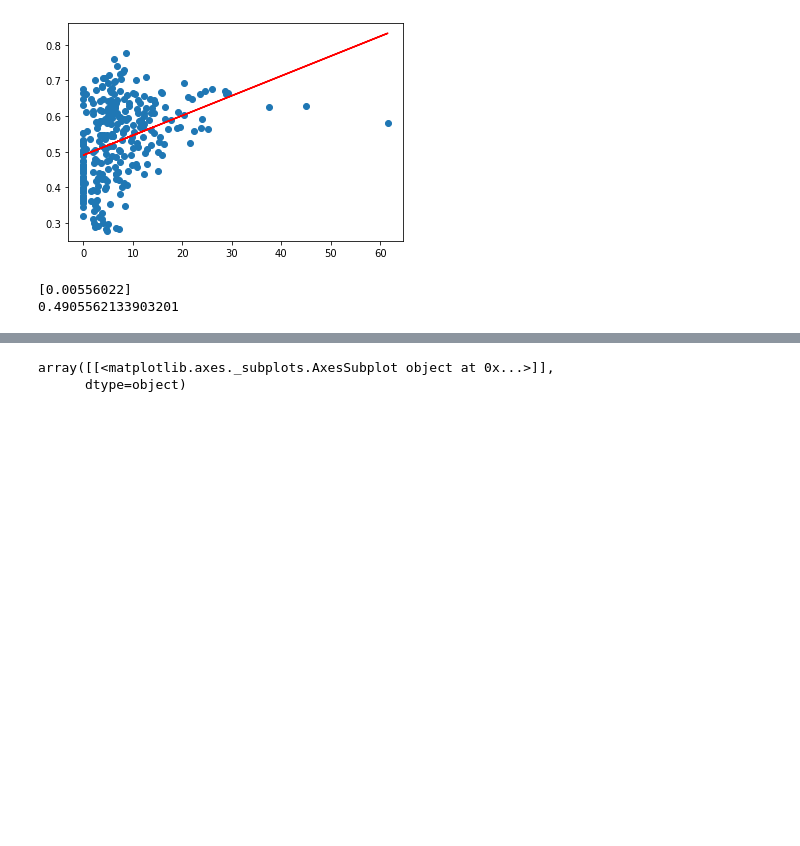
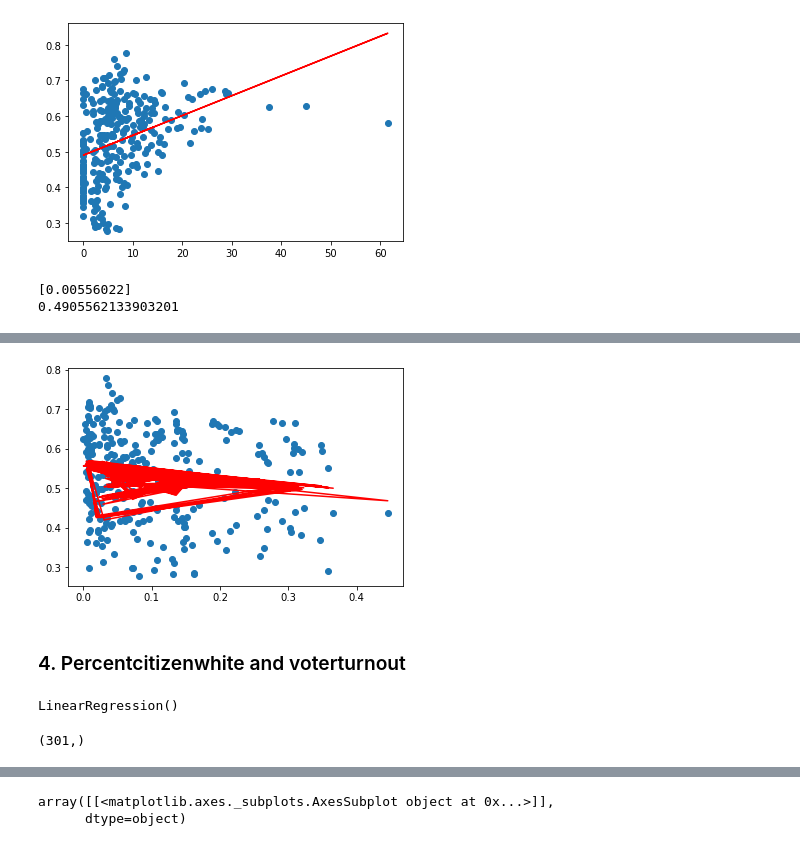
Before and after one commit to mmingoia/HTML_MN_Group_Project, a Jupyter notebook: election.ipynb, the cells around one changed output, grey strips where cells are left out. Drawn from its saved outputs; the diff is of its cells as text; code cells hidden in the pictures; blank space fills up the shorter version.

```diff
--- a/election.ipynb
+++ b/election.ipynb
@@ -294,0 +337,2 @@ print(model.intercept_)
+# %%
+X3 = df_new.percentcitizenblack.values.reshape(-1, 1)
@@ -294,0 +348,8 @@ print(model.intercept_)
+# %%
+plt.scatter(X3, y)
+plt.plot(X3, y_pred, color='red')
+plt.show()
+# %% [output]
+[figure, added]
+# %% [markdown]
+### 4. Percentcitizenwhite and voterturnout
@@ -294,0 +358,9 @@ print(model.intercept_)
+# %%
+model.fit(X4, y)
+# %% [output]
+LinearRegression()
+# %%
+y_pred = model.predict(X4)
+print(y_pred.shape)
+# %% [output]
+(301,)
```
Also changed, not shown: parts of 21 cells of this notebook, 1 other file.
